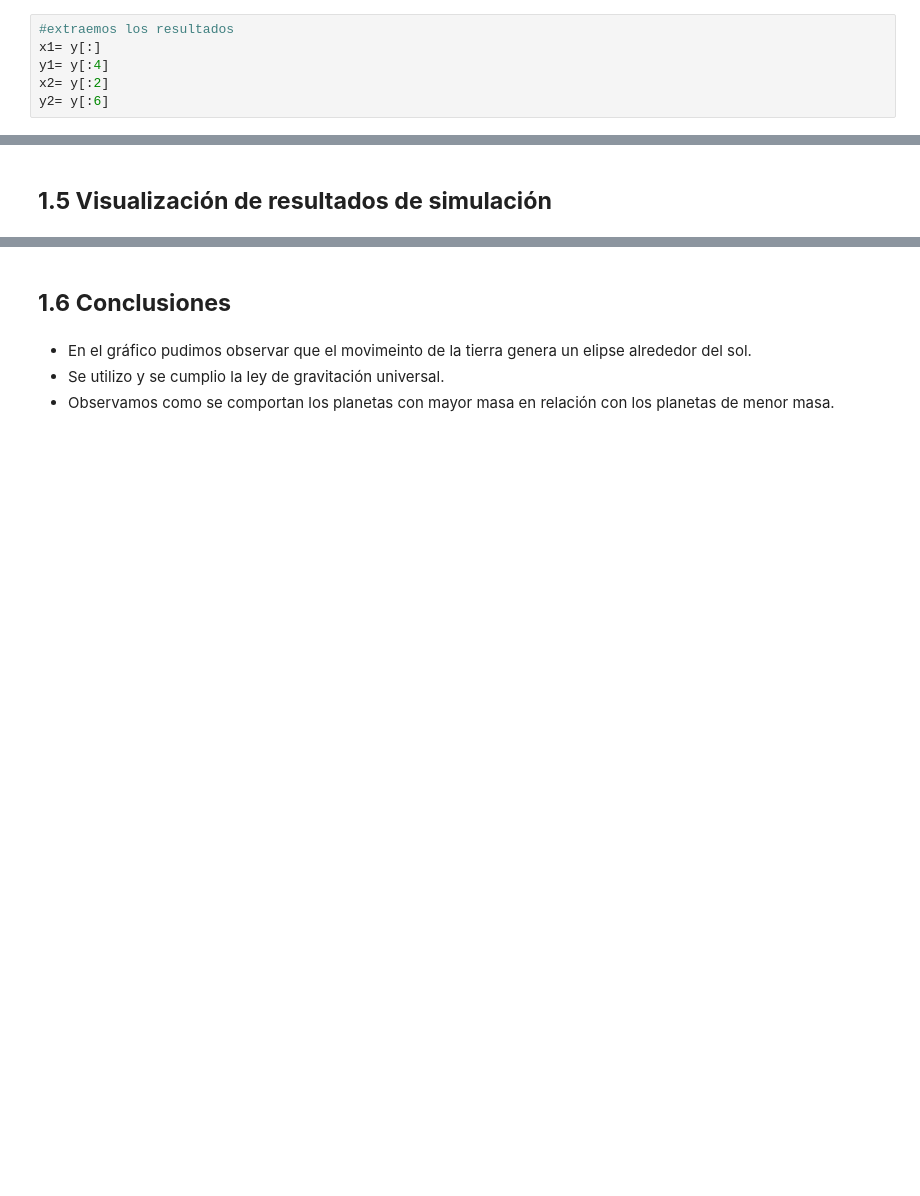
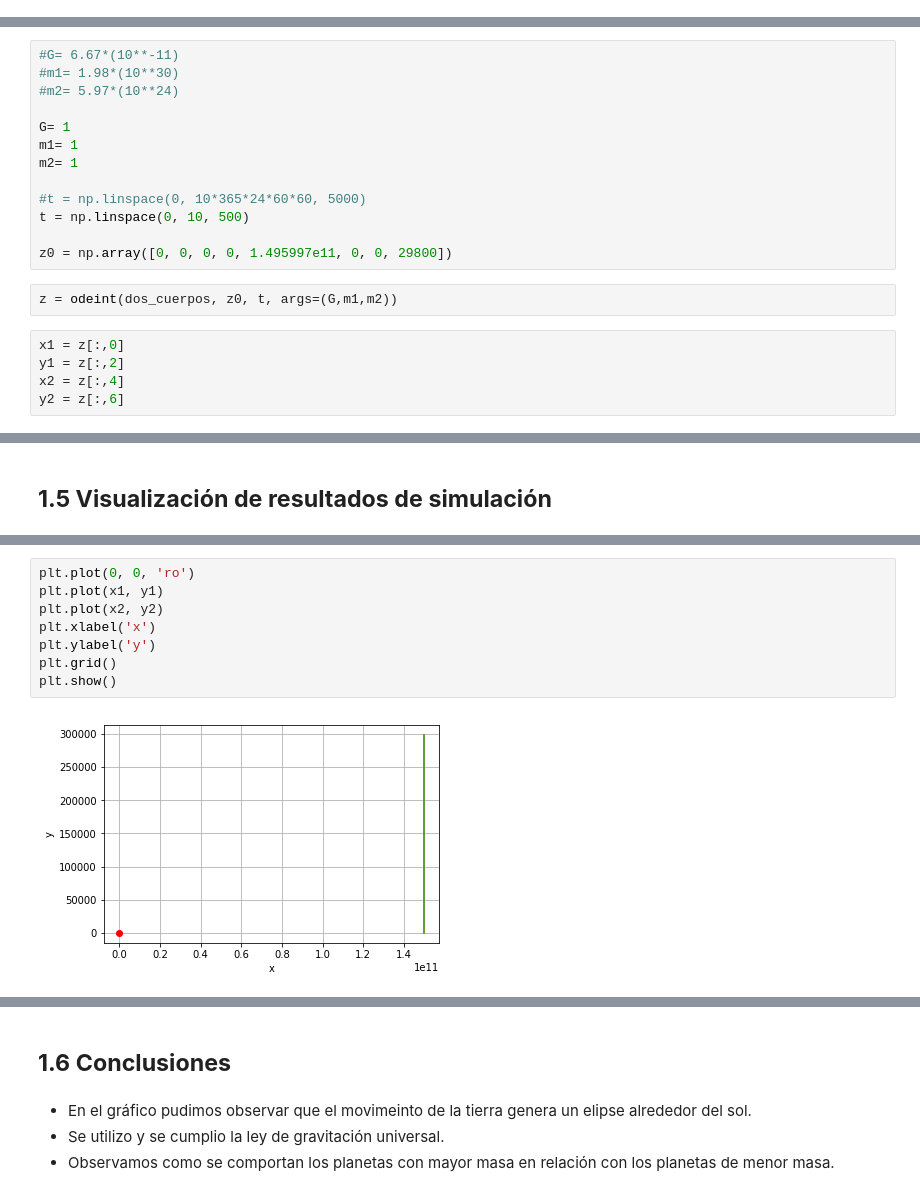
Before and after one commit to BrunoPimentelVargas/proyecto_modulo2, a Jupyter notebook: ProyectoModulo2_GalindoA_PimentelB.ipynb, the cells around one changed output, grey strips where cells are left out. Saved outputs shown, nothing was run; the diff lists cells and outputs as text; blank space fills up the shorter version.

```diff
--- a/ProyectoModulo2_GalindoA_PimentelB.ipynb
+++ b/ProyectoModulo2_GalindoA_PimentelB.ipynb
@@ -160,8 +158,2 @@ t = np.arange(0, 365*24*60**3, 10e12)
 y0 = [0, 0, 0, 0, (2.5e17*np.cos(7.25)), 0, (2.5e17*np.sin(7.25)), 0]
 y = odeint(dr_dt, y0, t)
-# %%
-#extraemos los resultados
-x1= y[:]
-y1= y[:4]
-x2= y[:2]
-y2= y[:6]
@@ -185,0 +184,20 @@ plt.show()
+# %%
+#G= 6.67*(10**-11)
+#m1= 1.98*(10**30)
+#m2= 5.97*(10**24)
+
+G= 1
+m1= 1
+m2= 1
+
+#t = np.linspace(0, 10*365*24*60*60, 5000)
+t = np.linspace(0, 10, 500)
+
+z0 = np.array([0, 0, 0, 0, 1.495997e11, 0, 0, 29800])
+# %%
+z = odeint(dos_cuerpos, z0, t, args=(G,m1,m2))
+# %%
+x1 = z[:,0]
+y1 = z[:,2]
+x2 = z[:,4]
+y2 = z[:,6]
@@ -187,0 +239,10 @@ plt.show()
+# %%
+plt.plot(0, 0, 'ro')
+plt.plot(x1, y1)
+plt.plot(x2, y2)
+plt.xlabel('x')
+plt.ylabel('y')
+plt.grid()
+plt.show()
+# %% [output]
+[figure, added]
```
Also changed, not shown: parts of 8 cells of this notebook, 1 other file.
